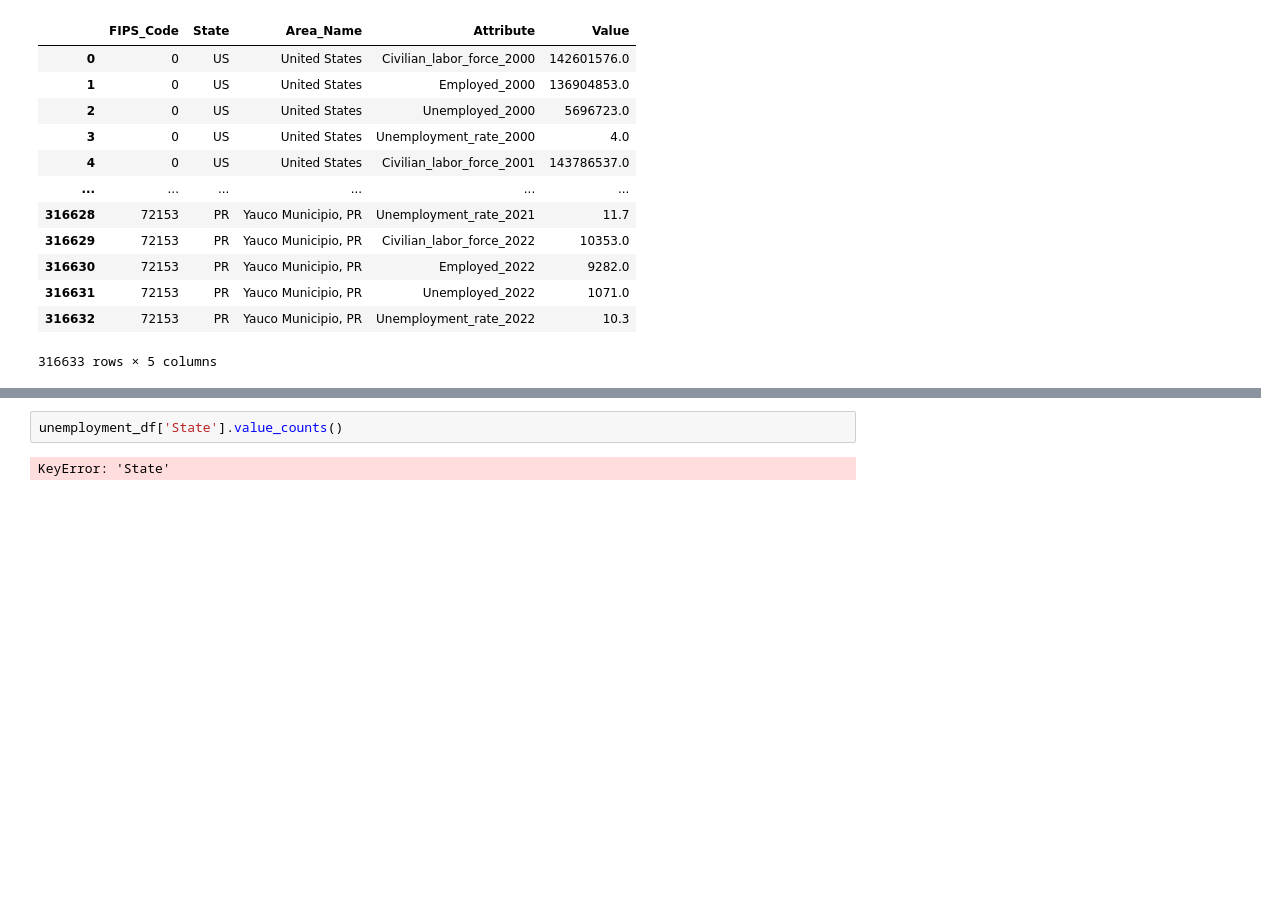
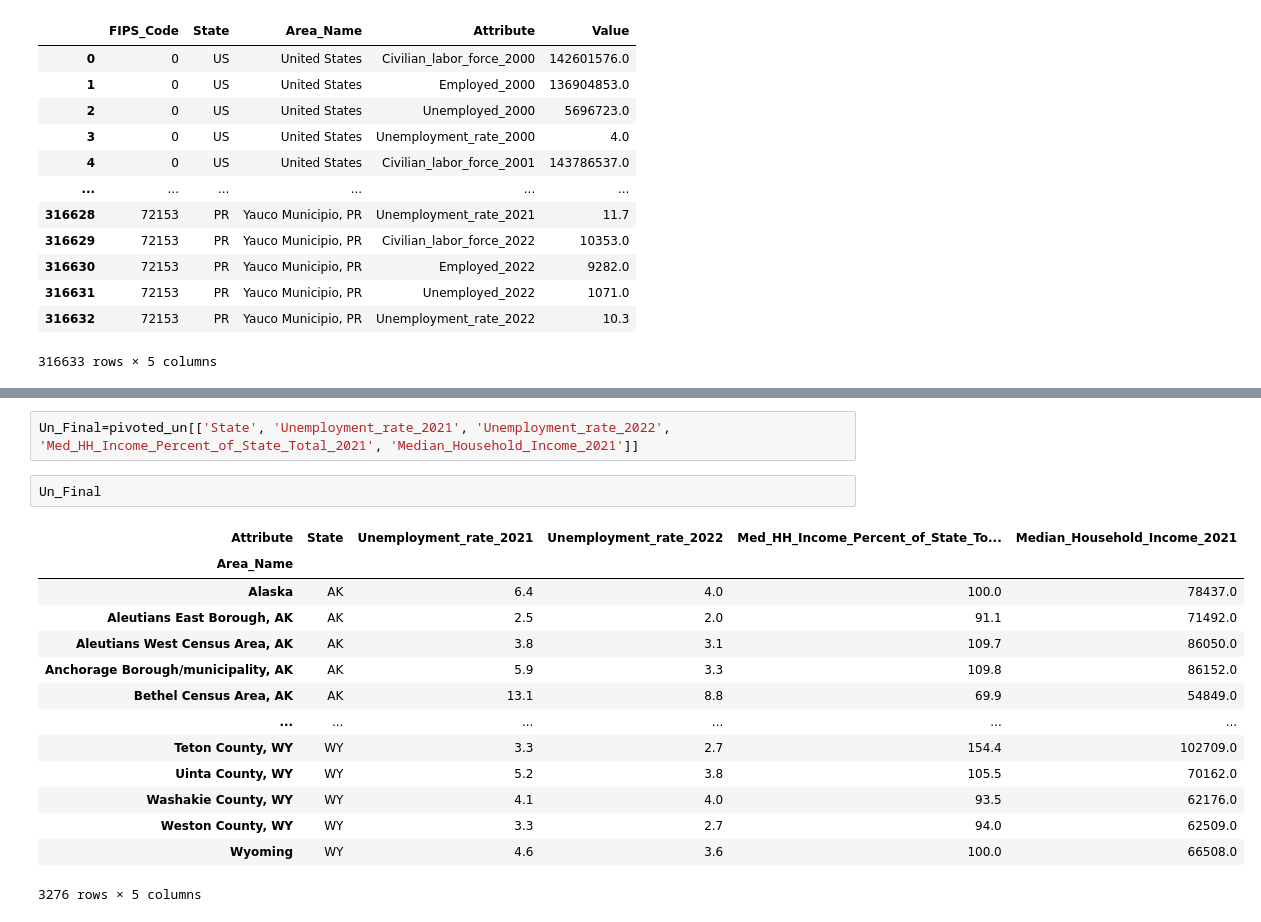
Before and after one commit to k2narendra/Income_vs_Health_Analysis, a Jupyter notebook: Notebook/Capstone_income_vs_Health.ipynb, the cells around one changed output, grey strips where cells are left out. Saved outputs shown, nothing was run; the diff lists cells and outputs as text; blank space fills up the shorter version.

```diff
--- a/Notebook/Capstone_income_vs_Health.ipynb
+++ b/Notebook/Capstone_income_vs_Health.ipynb
@@ -150,4 +177,19 @@ TypeError: Series.rename() got an unexpected keyword argument 'columns'
+# %%
+Un_Final=pivoted_un[['State', 'Unemployment_rate_2021', 'Unemployment_rate_2022', 'Med_HH_Income_Percent_of_State_Total_2021', 'Median_Household_Income_2021']]
 # %%
-unemployment_df['State'].value_counts()
+Un_Final
 # %% [output]
+| Attribute | State | Unemployment_rate_2021 | Unemployment_rate_2022 | Med_HH_Income_Percent_of_State_To... | Median_Household_Income_2021 |
+| Area_Name |  |  |  |  |  |
+| Alaska | AK | 6.4 | 4.0 | 100.0 | 78437.0 |
+| Aleutians East Borough, AK | AK | 2.5 | 2.0 | 91.1 | 71492.0 |
+| Aleutians West Census Area, AK | AK | 3.8 | 3.1 | 109.7 | 86050.0 |
+| Anchorage Borough/municipality, AK | AK | 5.9 | 3.3 | 109.8 | 86152.0 |
+| Bethel Census Area, AK | AK | 13.1 | 8.8 | 69.9 | 54849.0 |
+| ... | ... | ... | ... | ... | ... |
+| Teton County, WY | WY | 3.3 | 2.7 | 154.4 | 102709.0 |
+| Uinta County, WY | WY | 5.2 | 3.8 | 105.5 | 70162.0 |
+| Washakie County, WY | WY | 4.1 | 4.0 | 93.5 | 62176.0 |
+| Weston County, WY | WY | 3.3 | 2.7 | 94.0 | 62509.0 |
+| Wyoming | WY | 4.6 | 3.6 | 100.0 | 66508.0 |
-KeyError: 'State'
+3276 rows × 5 columns
```
Also changed, not shown: parts of 5 cells of this notebook.
